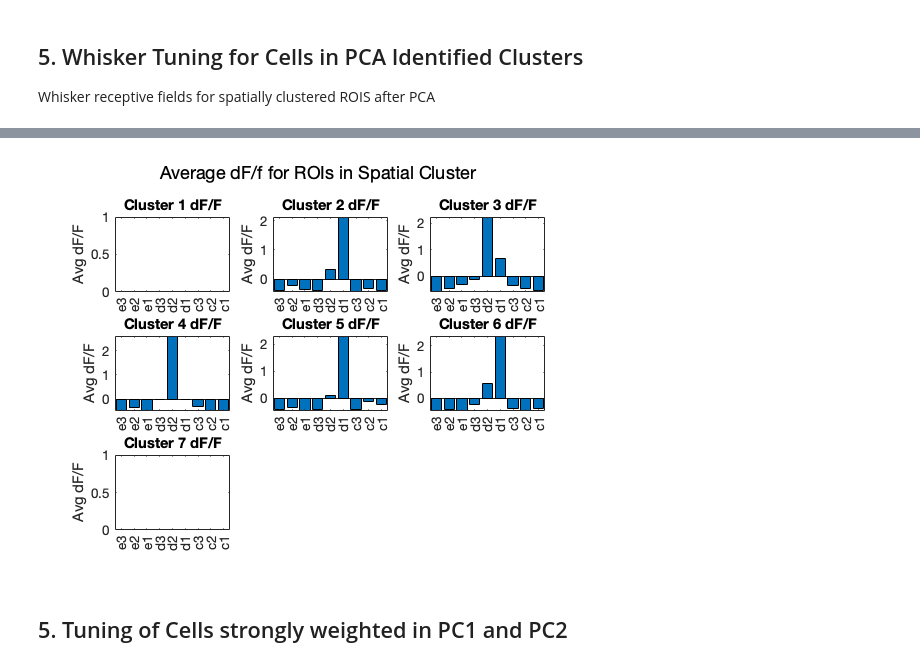
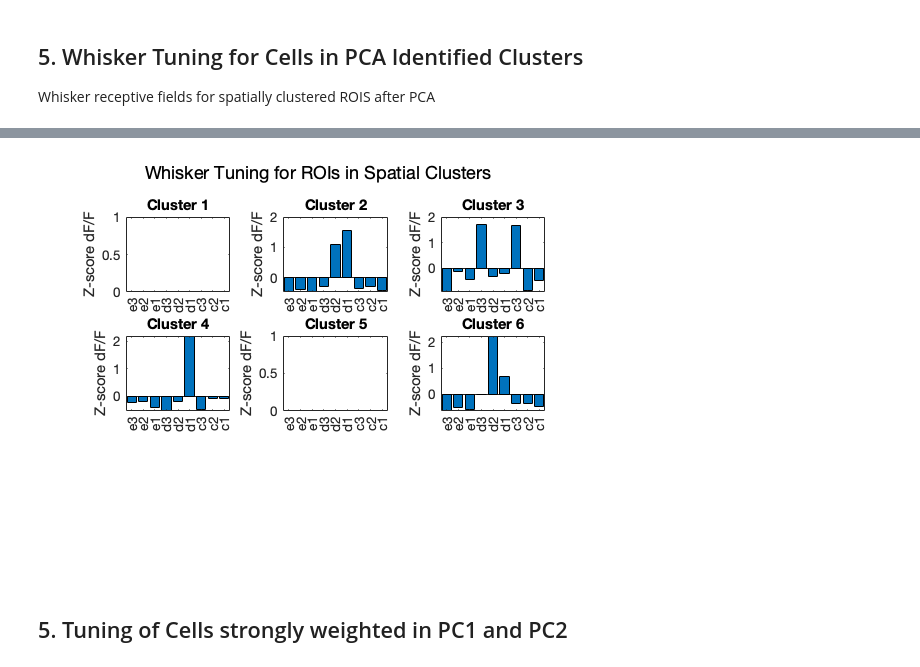
Before and after one commit to neurogomez/neural_ensemble_identification, a Jupyter notebook: 02c_Ensemble_Analysis-PCA.ipynb, the cells around one changed output, grey strips where cells are left out. Cells and saved outputs as stored; diff of their text form; code cells hidden in the pictures.

```diff
--- a/02c_Ensemble_Analysis-PCA.ipynb
+++ b/02c_Ensemble_Analysis-PCA.ipynb
@@ -11,7 +11,7 @@ load('ROI_positions.mat')
 %Variables
 thrld = 0.25;
 fov = 4; % 1 of 8 FOV
-tbin = 0.5; % 1 second time bin
+tbin = 1; % 1 second time bin
 num_rois = numel(fieldnames(dat_sorted{fov}.deNoise_dff));
 stimulus = {'e3', 'e2', 'e1', 'd3', 'd2', 'd1', 'c3', 'c2', 'c1', 'blank'};
 # %% [markdown]
@@ -213,7 +219,7 @@ sgtitle('Map of ROIs: Avg dF/F for each Cluster - Zscore normalized')
 Whisker receptive fields for spatially clustered ROIS after PCA
 # %%
 % Get dF/F for Cells within Cluster for each whisker stimulus type
-cutoff = 0.3;
+cutoff = 0.2;
 spatial_clusters = get_spatial_cluster(dat_sorted, data, cluster_dff_avg_norm, cutoff, cluster_num, fov, t_start, tbin);
 
 %Plot whisker tuning for each ROI in each cluster for all clusters
@@ -249,16 +252,16 @@ end
 # %%
 % Mean Whisker Receptive Field for ROIs in Cluster
 
 for clusters = 1: length(spatial_clusters)
     y = zscore(spatial_clusters{clusters}.dff_max,[],2);
     whisk_resp_avg = mean(y,1);
     subplot(3,3,clusters)
     bar(x,whisk_resp_avg)
-    ylabel('Avg dF/F')
-    title(['Cluster ', num2str(clusters),' dF/F'])
+    ylabel('Z-score dF/F')
+    title(['Cluster ', num2str(clusters)])
 end
-sgtitle('Average dF/f for ROIs in Spatial Cluster')
+sgtitle('Whisker Tuning for ROIs in Spatial Clusters')
 # %% [output]
-[figure, old version]
+[figure, new version]
 # %% [markdown]
 ## 5. Tuning of Cells strongly weighted in PC1 and PC2
```
Also changed, not shown: parts of 20 cells of this notebook, 9 other files.
